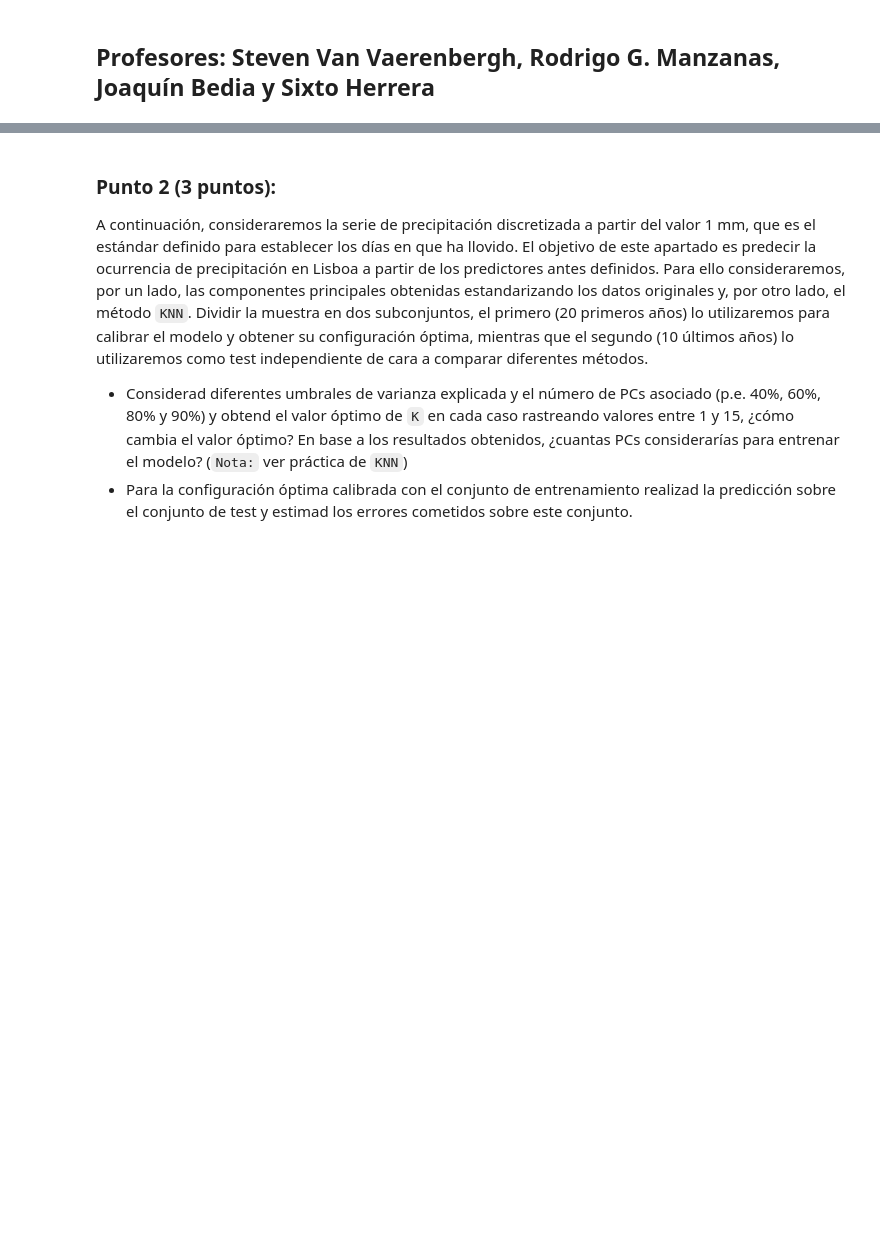
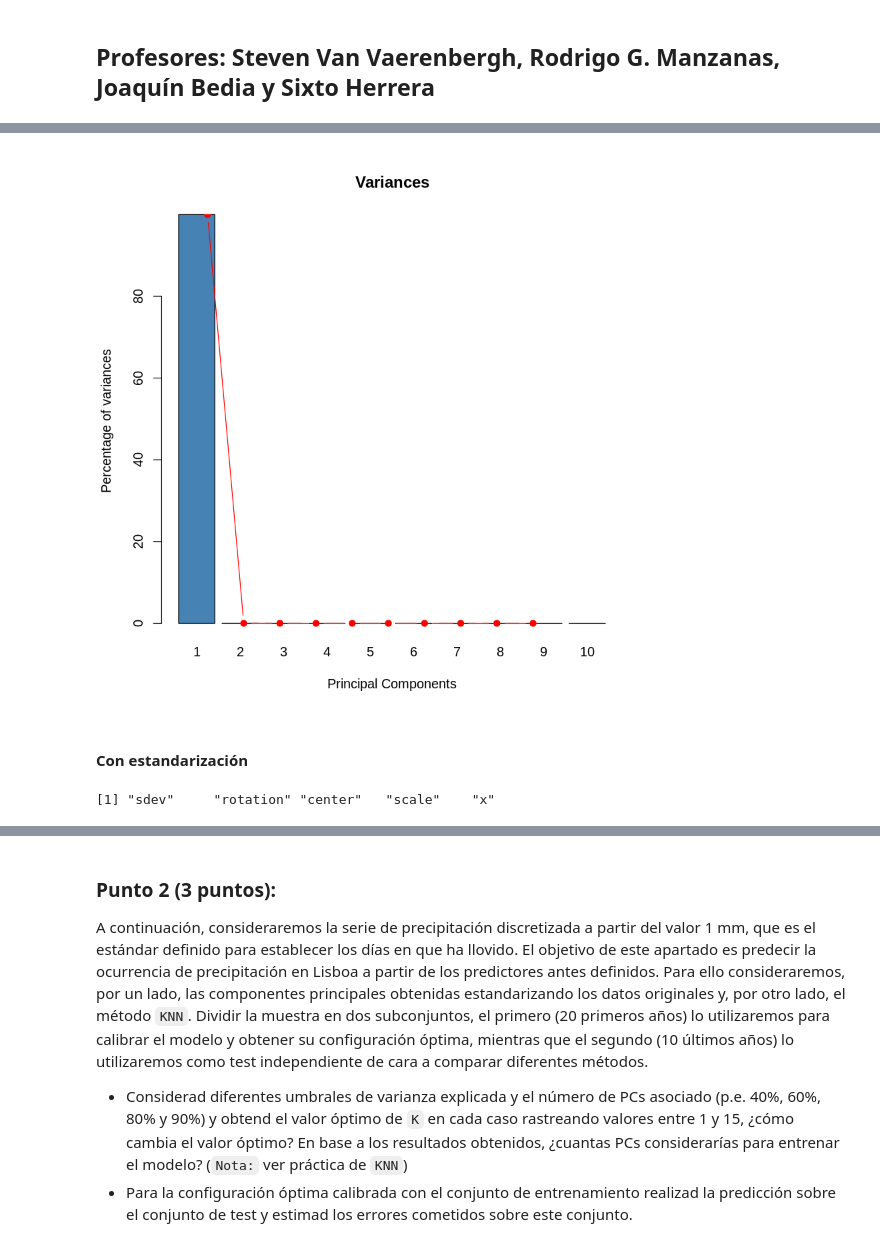
Before and after one commit to yerartdev/uc-m1966-datamining, a Jupyter notebook: d2/T02-m1966-clasificacion-reduccion-dimensionalidad.ipynb, the cells around one changed output, grey strips where cells are left out. Saved outputs shown, nothing was run; the diff lists cells and outputs as text; code cells hidden in the pictures; blank space fills up the shorter version.

Commit message:
m1966 - práctica pca: carga datset meteo, limpieza; cálculo pca con y sin estandarización

```diff
--- a/d2/T02-m1966-clasificacion-reduccion-dimensionalidad.ipynb
+++ b/d2/T02-m1966-clasificacion-reduccion-dimensionalidad.ipynb
@@ -36,0 +30,5 @@ En primer lugar, considerar el dataset completo incluyendo tanto las variables p
+# %%
+#::GMG::Obtengo el dataset del repositorio Github de Santander MetGroup (versión raw)
+meteo <- read.csv(url(
+    'https://raw.githubusercontent.com/SantanderMetGroup/Master-Data-Science/master/Data_mining/datasets/meteo.csv')
+)
@@ -36,0 +66,2 @@ En primer lugar, considerar el dataset completo incluyendo tanto las variables p
+# %%
+meteo$X <- NULL
@@ -36,0 +91,4 @@ En primer lugar, considerar el dataset completo incluyendo tanto las variables p
+# %%
+#::GMG::Componentes principales sin estandarización
+# https://www.rdocumentation.org/packages/stats/versions/3.5.2/topics/prcomp
+pca_full <- prcomp(meteo, center = F, scale. = F)
@@ -36,0 +170,17 @@ En primer lugar, considerar el dataset completo incluyendo tanto las variables p
+# %%
+#::GMG::Calculamos el porcentaje acumulado de varianza
+# Eigenvalues
+eig <- (pca_full$sdev)^2
+
+# Variances in percentage
+variance <- eig*100/sum(eig)
+
+# Cumulative variances
+cumvar <- cumsum(variance)
+
+#::GMG::Lo meto en un DataFrame para ponerlo bonito :)
+eig_meteo <- data.frame(eig = eig,
+                        variance = variance,
+                        cumvariance = cumvar)
+
+head(eig_meteo)
@@ -36,0 +195,14 @@ En primer lugar, considerar el dataset completo incluyendo tanto las variables p
+# %%
+#::GMG::Pintamos el scree plot de las 10 primeras PCs
+barplot(eig_meteo[1:10, 2], names.arg=1:10,
+       main = "Variances",
+       xlab = "Principal Components",
+       ylab = "Percentage of variances",
+       col ="steelblue")
+lines(x = 1:10,
+      eig_meteo[1:10, 2],
+      type="b", pch=19, col = "red")
+# %% [output]
+[figure, added]
+# %% [markdown]
+#### Con estandarización
@@ -36,0 +212,4 @@ En primer lugar, considerar el dataset completo incluyendo tanto las variables p
+# %%
+names(pca_full_scaled)
+# %% [output]
+[1] "sdev"     "rotation" "center"   "scale"    "x"
```
Also changed, not shown: parts of 44 cells of this notebook.
